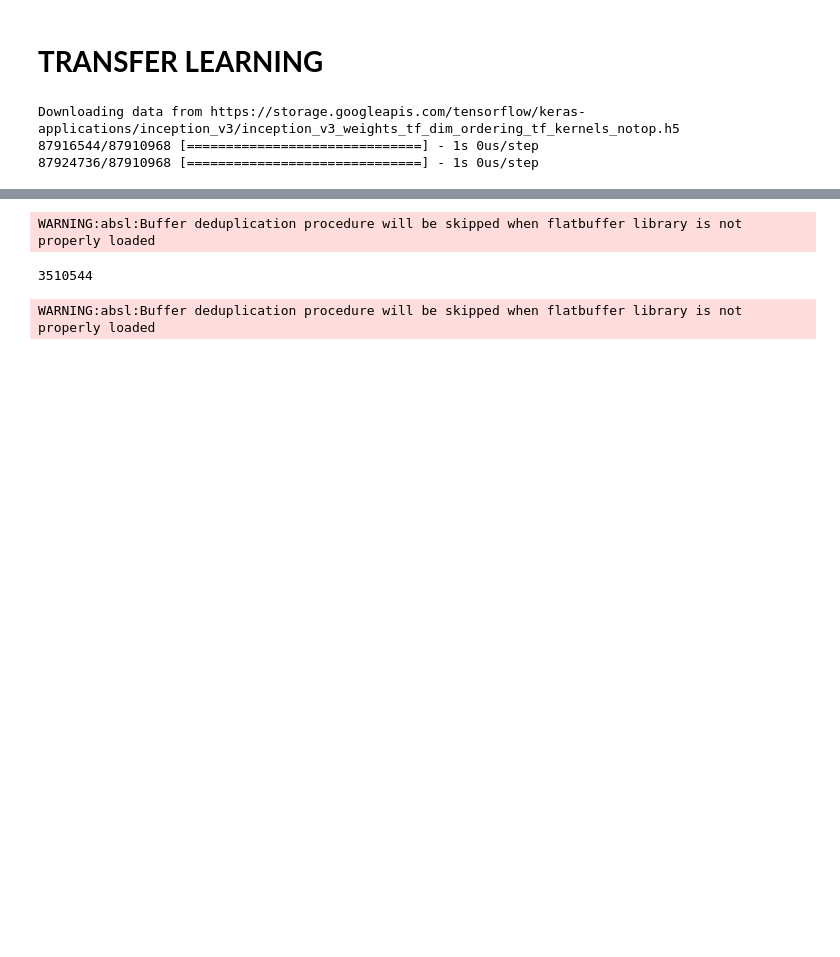
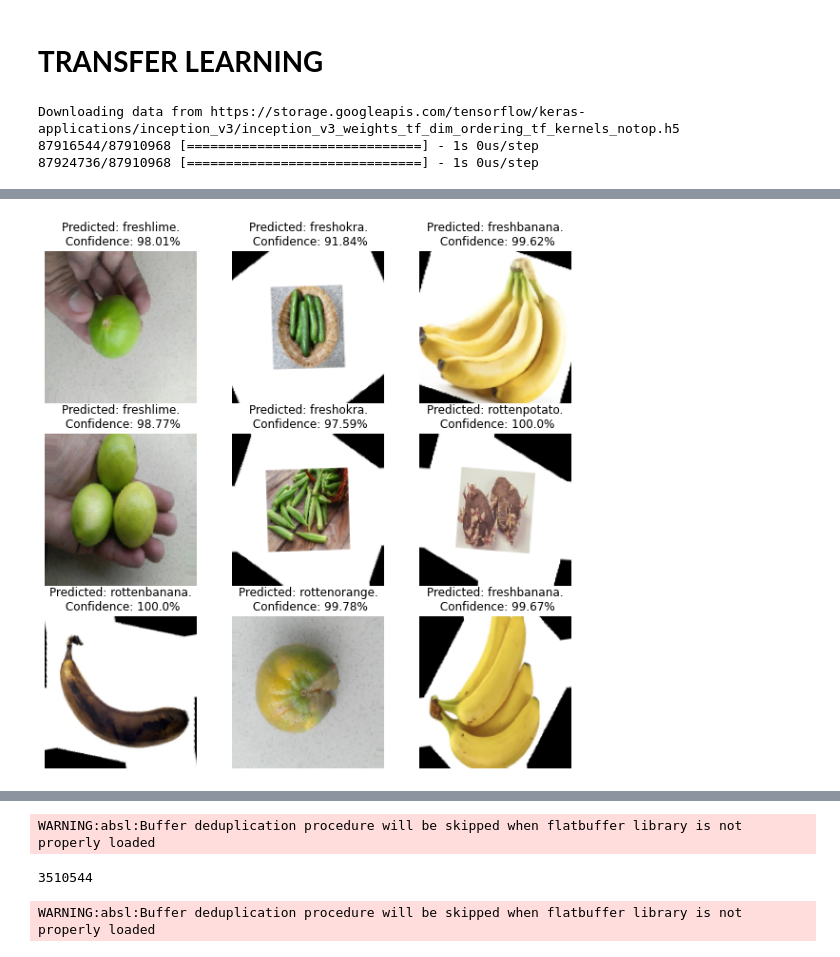
Before and after one commit to rachmazamalia/Capstone-Project, a Jupyter notebook: Fruit_Vegetable_Freshness_Detection_V2.ipynb, the cells around one changed output, grey strips where cells are left out. Drawn from its saved outputs; the diff is of its cells as text; code cells hidden in the pictures; blank space fills up the shorter version.

```diff
--- a/Fruit_Vegetable_Freshness_Detection_V2.ipynb
+++ b/Fruit_Vegetable_Freshness_Detection_V2.ipynb
@@ -299,3 +305,27 @@ scores = transfer_model.evaluate(train_generator)
+# %%
+def predict(model, img):
+    img_array = tf.keras.preprocessing.image.img_to_array(images[i])
+    img_array = tf.expand_dims(img_array, 0)
+
+    predictions = model.predict(img_array)
+
+    predicted_class = class_names[np.argmax(predictions[0])]
+    confidence = round(100 * (np.max(predictions[0])), 2)
+    return predicted_class, confidence
+
+plt.figure(figsize=(10, 10))
+for images, labels in test_generator:
+    for i in range(9):
+        ax = plt.subplot(3, 3, i + 1)
+        plt.imshow(images[i])
+
+        predicted_class, confidence = predict(model, images[i])
+
+        plt.title(f"Predicted: {predicted_class}.\n Confidence: {confidence}%")
+        plt.axis("off")
+    break
+# %% [output]
+[figure, added]
 # %%
 model.save('model_V3.h5')
 model.save('model_V3')
```
Also changed, not shown: parts of 13 cells of this notebook.
